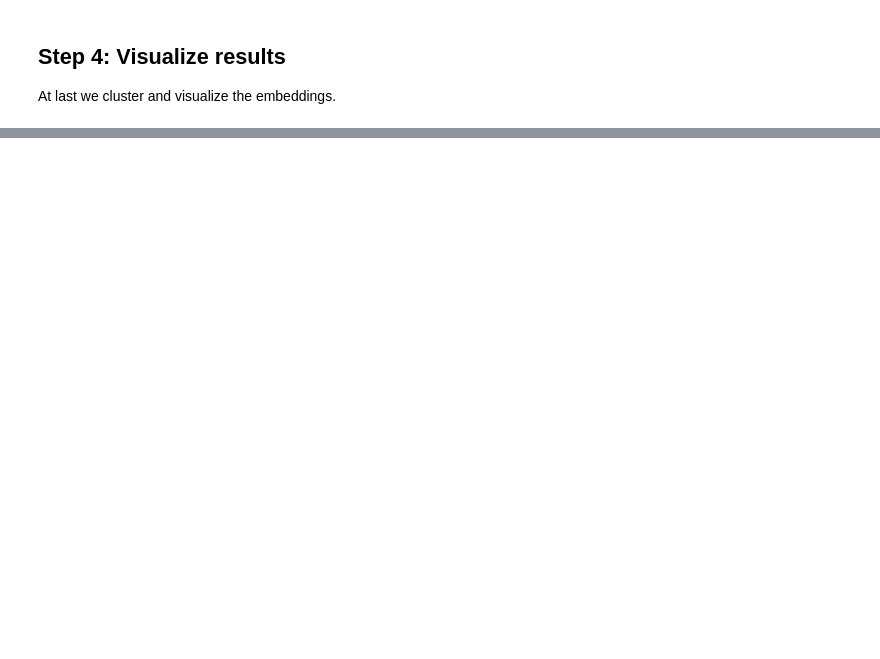
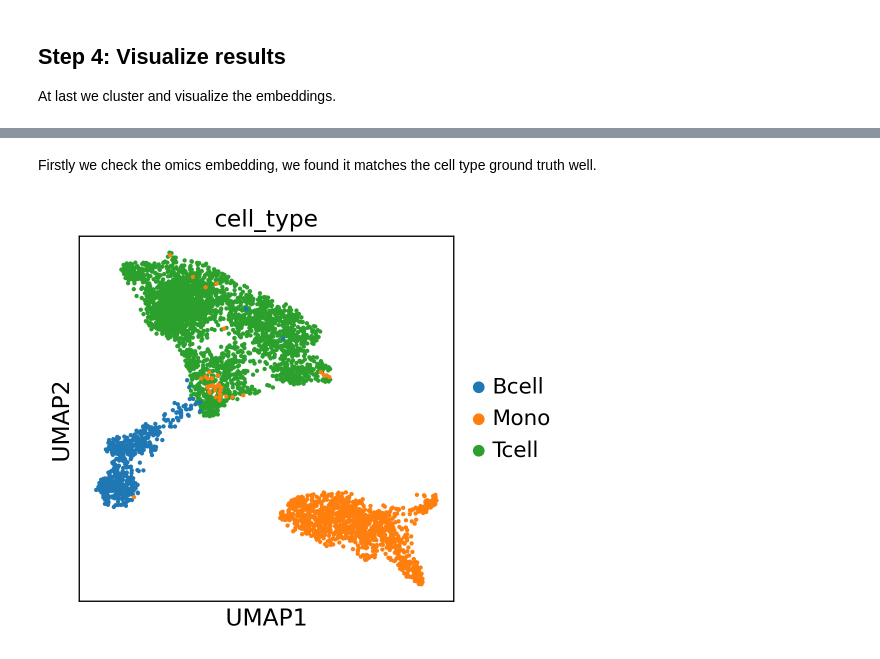
Before and after one commit to gao-lab/DECIPHER, a Jupyter notebook: docs/tutorials/train_model.ipynb, the cells around one changed output, grey strips where cells are left out. Saved outputs shown, nothing was run; the diff lists cells and outputs as text; code cells hidden in the pictures; blank space fills up the shorter version.

```diff
--- a/docs/tutorials/train_model.ipynb
+++ b/docs/tutorials/train_model.ipynb
@@ -20,4 +18,5 @@ from decipher.utils import scanpy_viz
 ## Step 1: Init model
 Init the model with a self-defined work_dir. It's better to have a directory that doesn't exist yet, `DECIPHER` will create it and save the model, log and embedding files in it.
 # %%
-model = DECIPHER(work_dir='/path/to/work_dir')
+# model = DECIPHER(work_dir='/path/to/work_dir')
+model = DECIPHER(work_dir='./decipher')
@@ -48,4 +164,4 @@ At last we cluster and visualize the embeddings.
 # %%
 adata.obsm['X_center'] = gex_embedding
 adata.obsm['X_nbr'] = nbr_embedding
-adata = scanpy_viz(adata, ['center', 'nbr'], resolution=0.5)
+adata = scanpy_viz(adata, ['center', 'nbr'], rapids=False)
@@ -51,0 +178,7 @@ adata = scanpy_viz(adata, ['center', 'nbr'], resolution=0.5)
+# %% [markdown]
+Firstly we check the omics embedding, we found it matches the cell type ground truth well.
+# %%
+adata.obsm['X_umap'] = adata.obsm['X_umap_center'].copy()
+sc.pl.umap(adata, color=['cell_type'])
+# %% [output]
+[figure, added]
```
Also changed, not shown: parts of 15 cells of this notebook, 3 other files.
